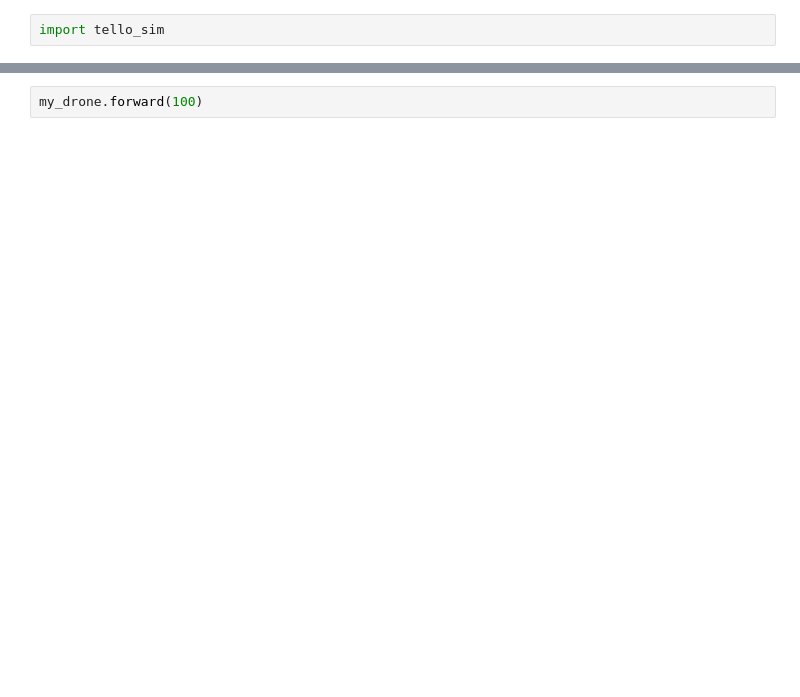
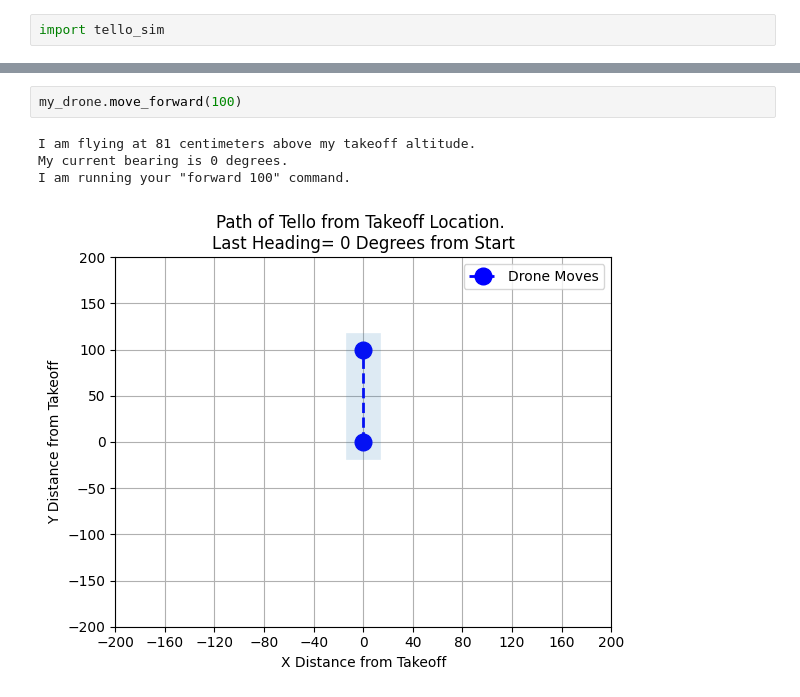
Before and after one commit to Fireline-Science/tello_sim, a Jupyter notebook: example_flight_notebook.ipynb, the cells around one changed output, grey strips where cells are left out. Drawn from its saved outputs; the diff is of its cells as text; blank space fills up the shorter version.

Commit message:
Refactor command names in JSON examples

```diff
--- a/example_flight_notebook.ipynb
+++ b/example_flight_notebook.ipynb
@@ -7,4 +16,9 @@ my_drone.takeoff()
 # %%
-my_drone.forward(100)
+my_drone.move_forward(100)
+# %% [output]
+I am flying at 81 centimeters above my takeoff altitude.
+My current bearing is 0 degrees.
+I am running your "forward 100" command.
+[figure, added]
 # %%
 my_drone.flip("f")
```
Also changed, not shown: parts of 8 cells of this notebook, 4 other files.
